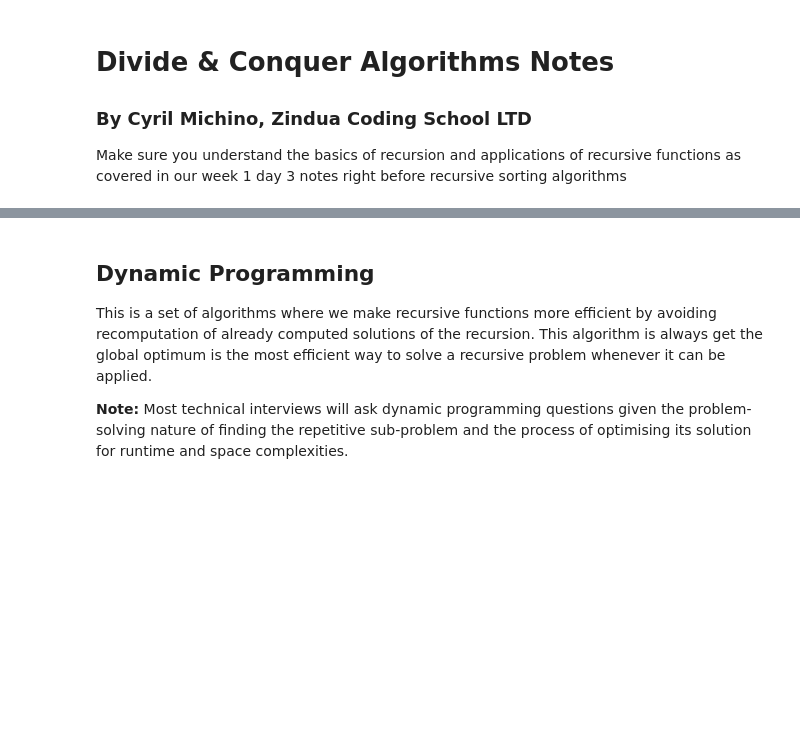
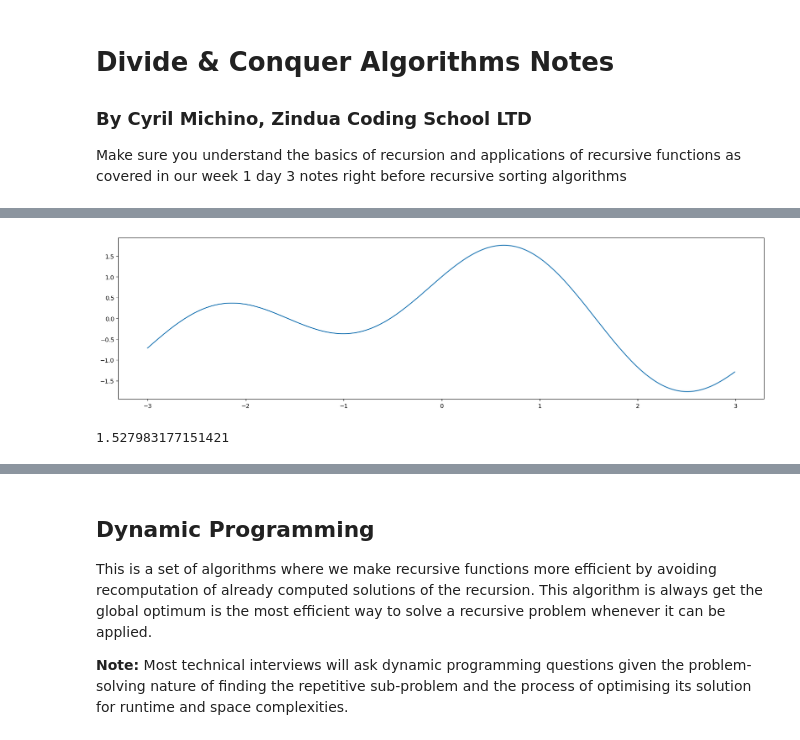
Before and after one commit to zinduaschool/dsa-notes, a Jupyter notebook: notes/challenge-class-notes/week3-dynamic-programming.ipynb, the cells around one changed output, grey strips where cells are left out. Cells and saved outputs as stored; diff of their text form; code cells hidden in the pictures; blank space fills up the shorter version.

```diff
--- a/notes/challenge-class-notes/week3-dynamic-programming.ipynb
+++ b/notes/challenge-class-notes/week3-dynamic-programming.ipynb
@@ -18,0 +50,8 @@ These are algorithms that simply make the most optimal choice at each step with
+# %%
+y = np.cos(x) + np.sin(2*x)
+
+plt.figure(figsize=(20,5))
+plt.plot(x,y)
+plt.show()
+# %% [output]
+[figure, added]
@@ -18,0 +76,4 @@ These are algorithms that simply make the most optimal choice at each step with
+# %%
+hill_climbing(y)
+# %% [output]
+1.527983177151421
```
Also changed, not shown: parts of 11 cells of this notebook.
